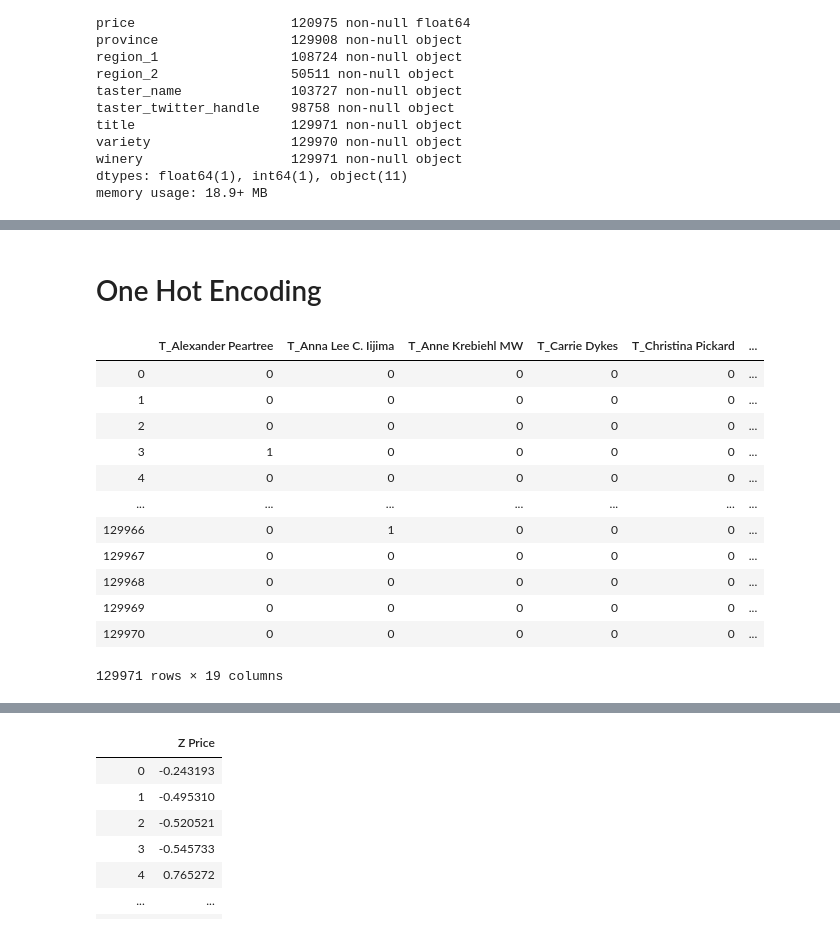
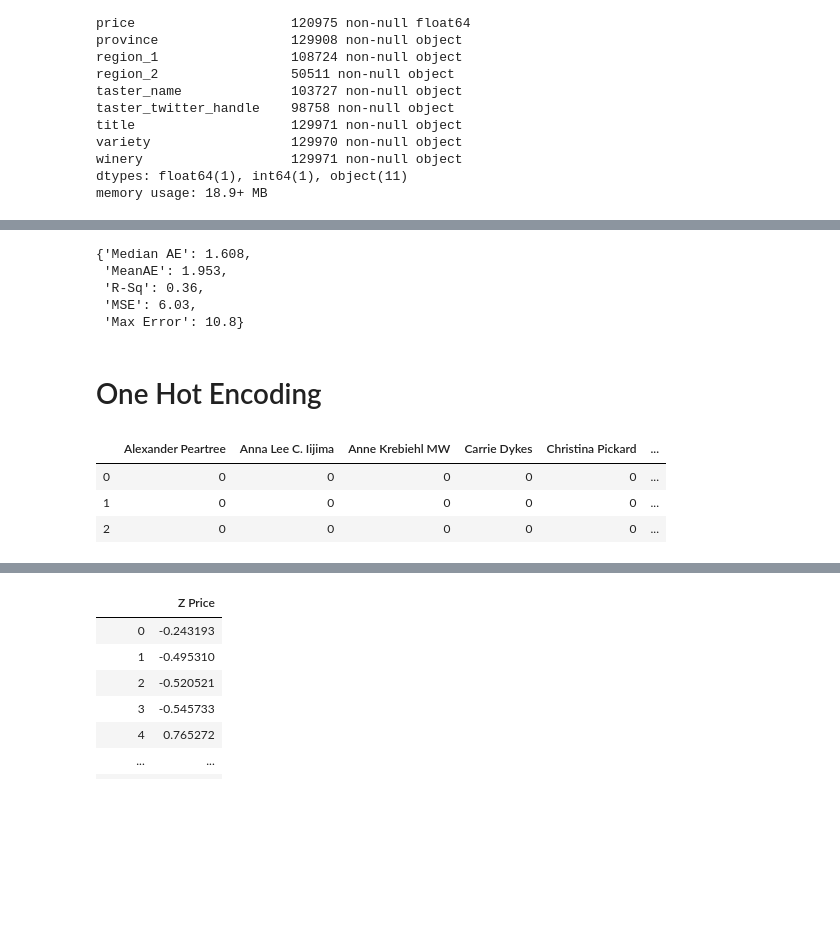
Before and after one commit to kbengtsonwong/pour-decisions-wine-analysis, a Jupyter notebook: wine-reviews-v5.ipynb, the cells around one changed output, grey strips where cells are left out. Drawn from its saved outputs; the diff is of its cells as text; code cells hidden in the pictures; blank space fills up the shorter version.

```diff
--- a/wine-reviews-v5.ipynb
+++ b/wine-reviews-v5.ipynb
@@ -330,23 +367,22 @@ evaluate(y_test, y_pred_ridge)
+# %%
+gbr_results_b
+# %% [output]
+{'Median AE': 1.608,
+ 'MeanAE': 1.953,
+ 'R-Sq': 0.36,
+ 'MSE': 6.03,
+ 'Max Error': 10.8}
 # %% [markdown]
 # One Hot Encoding
 # %%
-hot_tasters = pd.get_dummies(df['taster_name'], prefix='T')
-hot_countries = pd.get_dummies(df['country'], prefix='C')
-hot_regions = pd.get_dummies(df['region_2'], prefix='R')
+hot_tasters = pd.get_dummies(df['taster_name'])
+hot_countries = pd.get_dummies(df['country'])
+hot_regions = pd.get_dummies(df['region_2'])
 # %%
-hot_tasters
+hot_tasters.head(3)
 # %% [output]
-|  | T_Alexander Peartree | T_Anna Lee C. Iijima | T_Anne Krebiehl MW | T_Carrie Dykes | T_Christina Pickard | ... |
+|  | Alexander Peartree | Anna Lee C. Iijima | Anne Krebiehl MW | Carrie Dykes | Christina Pickard | ... |
 | 0 | 0 | 0 | 0 | 0 | 0 | ... |
 | 1 | 0 | 0 | 0 | 0 | 0 | ... |
 | 2 | 0 | 0 | 0 | 0 | 0 | ... |
-| 3 | 1 | 0 | 0 | 0 | 0 | ... |
-| 4 | 0 | 0 | 0 | 0 | 0 | ... |
-| ... | ... | ... | ... | ... | ... | ... |
-| 129966 | 0 | 1 | 0 | 0 | 0 | ... |
-| 129967 | 0 | 0 | 0 | 0 | 0 | ... |
-| 129968 | 0 | 0 | 0 | 0 | 0 | ... |
-| 129969 | 0 | 0 | 0 | 0 | 0 | ... |
-| 129970 | 0 | 0 | 0 | 0 | 0 | ... |
-129971 rows × 19 columns
 # %%
```
Also changed, not shown: parts of 94 cells of this notebook.
